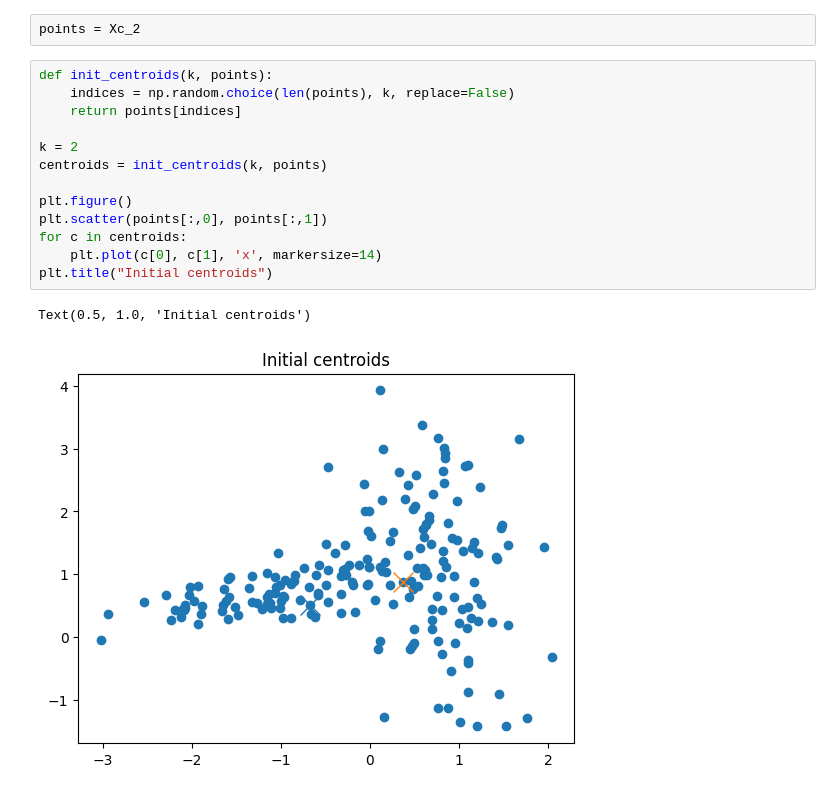
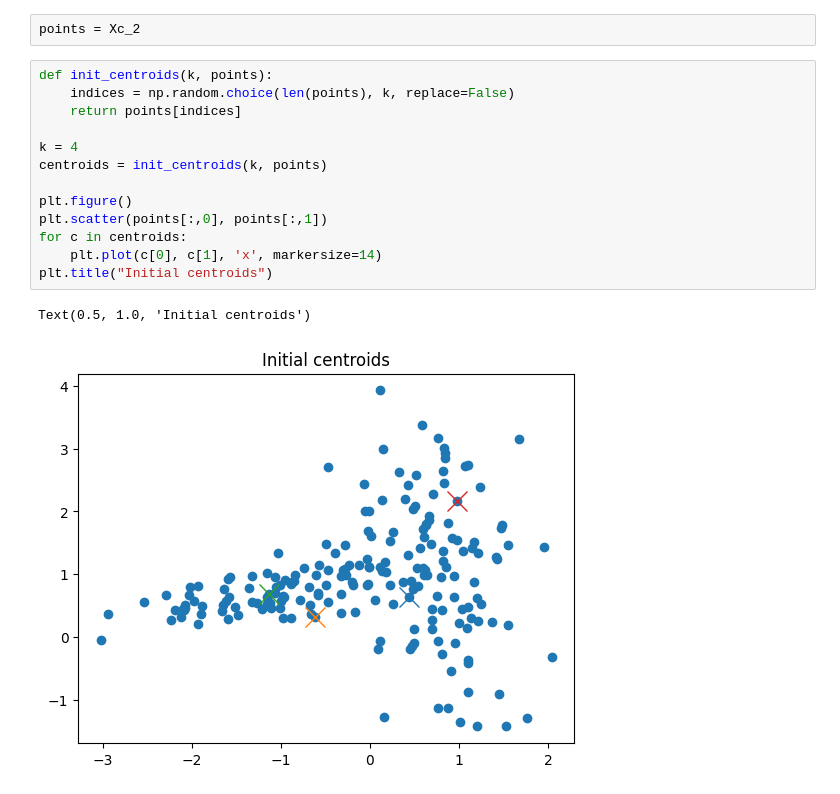
Before and after one commit to muteshadow/data-science-technical-task, a Jupyter notebook: hometask9/hometask9.ipynb, the cells around one changed output. Saved outputs shown, nothing was run; the diff lists cells and outputs as text.

```diff
--- a/hometask9/hometask9.ipynb
+++ b/hometask9/hometask9.ipynb
@@ -23,19 +23,19 @@ points = Xc_2
 # %%
 def init_centroids(k, points):
     indices = np.random.choice(len(points), k, replace=False)
     return points[indices]
 
-k = 2
+k = 4
 centroids = init_centroids(k, points)
 
 plt.figure()
 plt.scatter(points[:,0], points[:,1])
 for c in centroids:
     plt.plot(c[0], c[1], 'x', markersize=14)
 plt.title("Initial centroids")
 # %% [output]
 Text(0.5, 1.0, 'Initial centroids')
-[figure, old version]
+[figure, new version]
 # %%
 def compute_distances(samples, centroids):
     return np.array([
```
Also changed, not shown: parts of 6 cells of this notebook, 1 other file.
